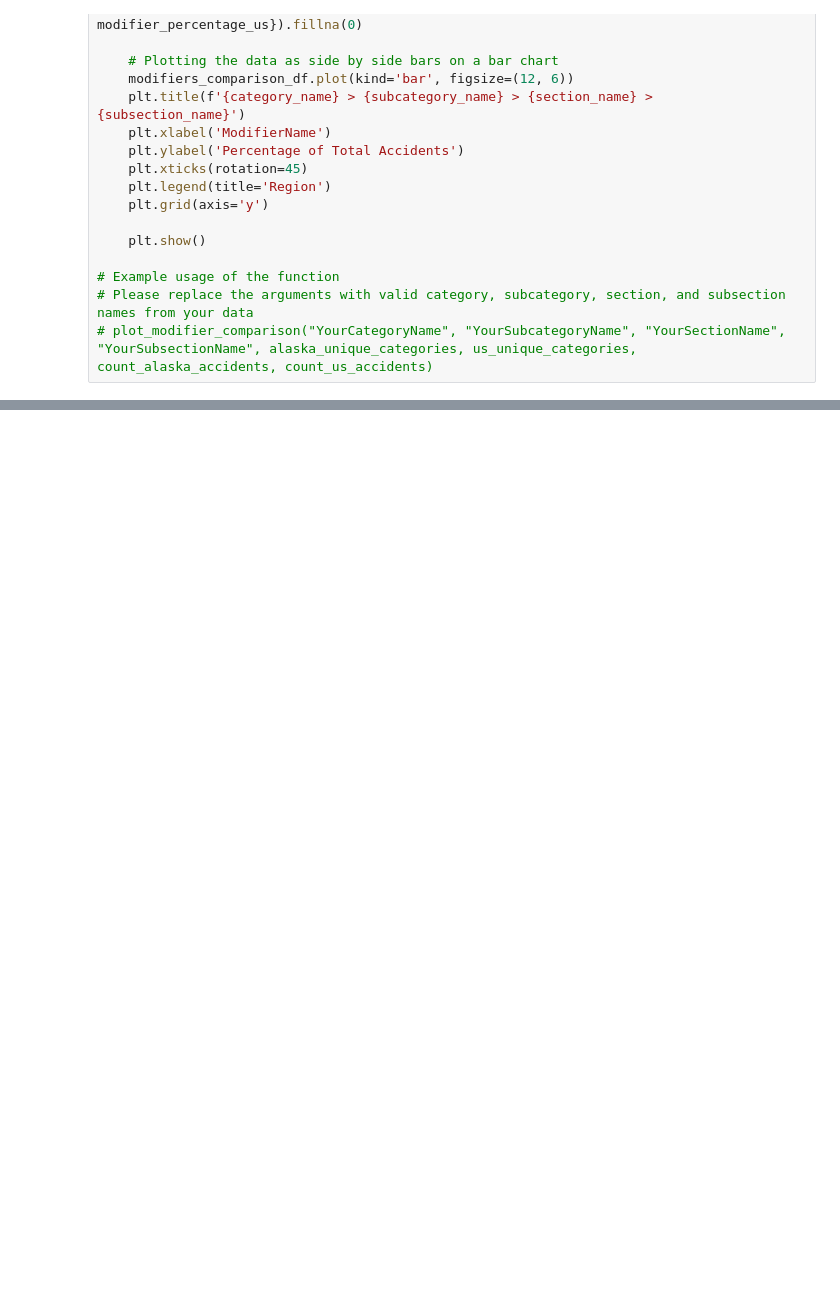
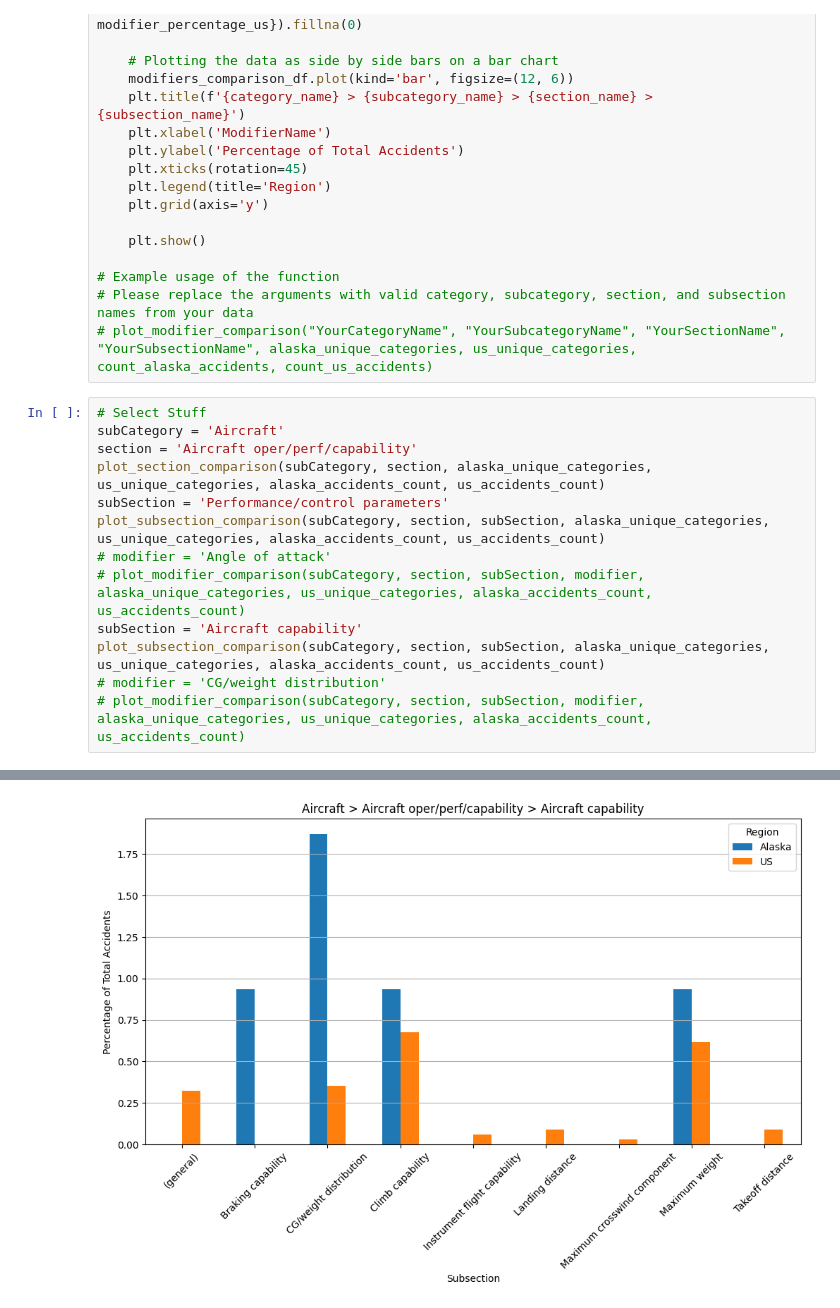
Before and after one commit to zack-khan/alaska_aviation_data_analysis, a Jupyter notebook: comparison_aircraft.ipynb, the cells around one changed output, grey strips where cells are left out. Drawn from its saved outputs; the diff is of its cells as text; blank space fills up the shorter version.

```diff
--- a/comparison_aircraft.ipynb
+++ b/comparison_aircraft.ipynb
@@ -186,3 +186,17 @@ def plot_modifier_comparison(category_name, subcategory_name, section_name, subs
 # Example usage of the function
 # Please replace the arguments with valid category, subcategory, section, and subsection names from your data
 # plot_modifier_comparison("YourCategoryName", "YourSubcategoryName", "YourSectionName", "YourSubsectionName", alaska_unique_categories, us_unique_categories, count_alaska_accidents, count_us_accidents)
+# %%
+# Select Stuff
+subCategory = 'Aircraft'
+section = 'Aircraft oper/perf/capability'
+plot_section_comparison(subCategory, section, alaska_unique_categories, us_unique_categories, alaska_accidents_count, us_accidents_count)
+subSection = 'Performance/control parameters'
+plot_subsection_comparison(subCategory, section, subSection, alaska_unique_categories, us_unique_categories, alaska_accidents_count, us_accidents_count)
+# modifier = 'Angle of attack'
+# plot_modifier_comparison(subCategory, section, subSection, modifier, alaska_unique_categories, us_unique_categories, alaska_accidents_count, us_accidents_count)
+subSection = 'Aircraft capability'
+plot_subsection_comparison(subCategory, section, subSection, alaska_unique_categories, us_unique_categories, alaska_accidents_count, us_accidents_count)
+# modifier = 'CG/weight distribution'
+# plot_modifier_comparison(subCategory, section, subSection, modifier, alaska_unique_categories, us_unique_categories, alaska_accidents_count, us_accidents_count)
+# %% [output]
@@ -189,3 +205,4 @@ def plot_modifier_comparison(category_name, subcategory_name, section_name, subs
+[figure, added]
 # %%
 # Select Stuff
 subCategory = 'Aircraft'
```
Also changed, not shown: parts of 2 cells of this notebook, 7 other files.
